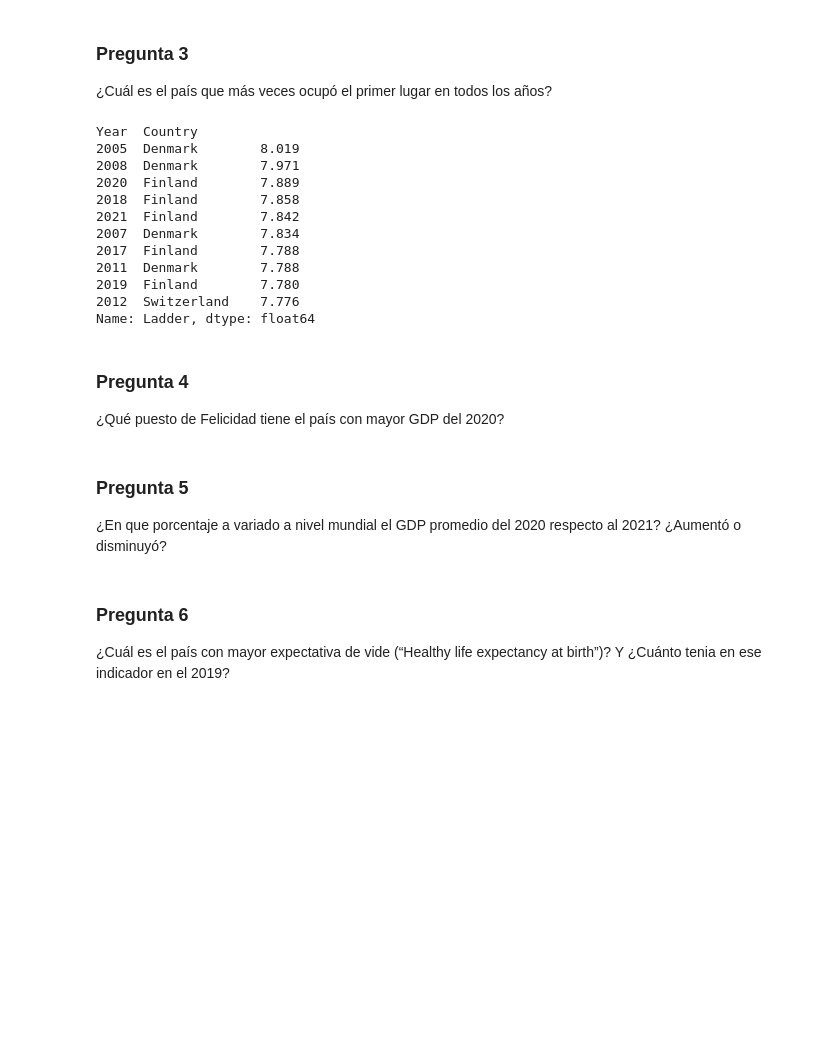
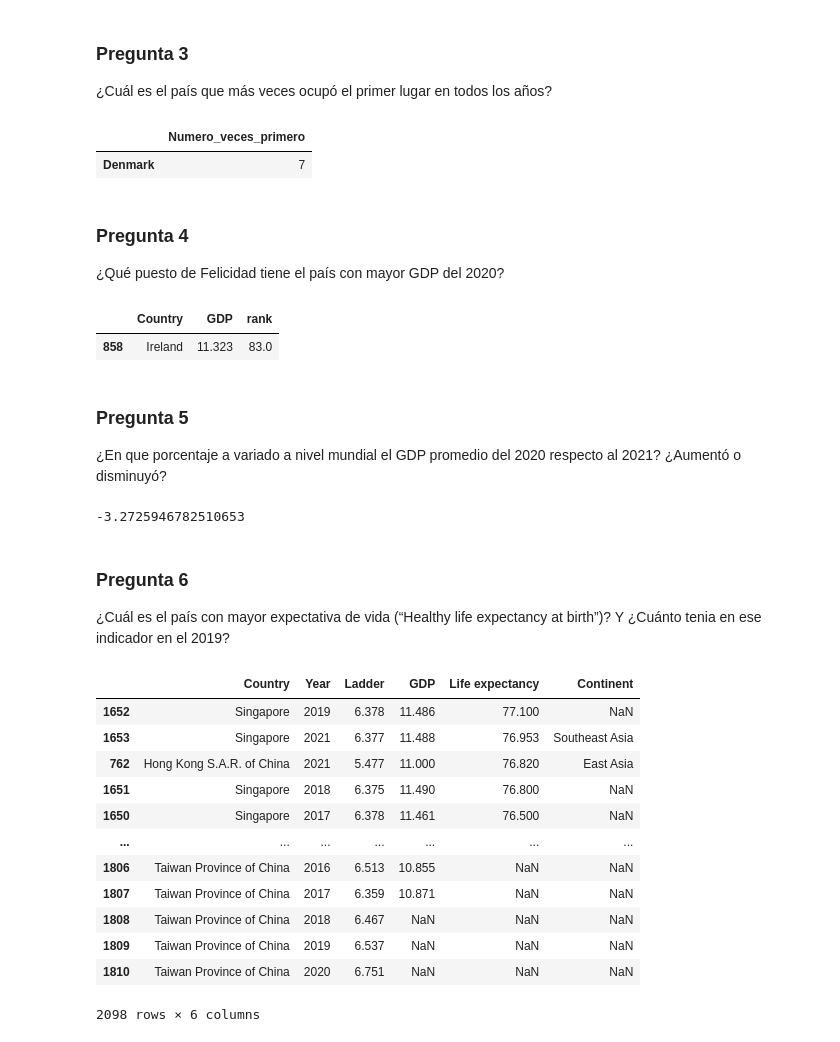
Before and after one commit to alextaboada/Keepcoding-BigData-Processing, a Jupyter notebook: practica.ipynb, the cells around one changed output. Cells and saved outputs as stored; diff of their text form; code cells hidden in the pictures; blank space fills up the shorter version.

```diff
--- a/practica.ipynb
+++ b/practica.ipynb
@@ -131,27 +131,50 @@ countries[['Continent','Country','Ladder']]
 ### Pregunta 3
 ¿Cuál es el país que más veces ocupó el primer lugar en todos los años?
 # %%
-ranking = master_dataFrame.groupby(['Year','Country'])['Ladder'].max().sort_values(ascending=False).head(10)
-ranking
+ranking = master_dataFrame.groupby(['Year'])['Ladder'].idxmax()
+df3 = master_dataFrame.loc[ranking].sort_values(by =['Year'])
+df_country = df3.groupby('Country').count().sort_values(by=['Year'],ascending=False).head(1).Year
+df_ganador = pd.DataFrame(df_country,[df_country.index[0]],['Year']).rename(columns = {'Year':'Numero_veces_primero'})
+df_ganador
 # %% [output]
-Year  Country
-2005  Denmark        8.019
-2008  Denmark        7.971
-2020  Finland        7.889
-2018  Finland        7.858
-2021  Finland        7.842
-2007  Denmark        7.834
-2017  Finland        7.788
-2011  Denmark        7.788
-2019  Finland        7.780
-2012  Switzerland    7.776
-Name: Ladder, dtype: float64
+|  | Numero_veces_primero |
+| Denmark | 7 |
 # %% [markdown]
 ### Pregunta 4
 ¿Qué puesto de Felicidad tiene el país con mayor GDP del 2020?
+# %%
+df3 = master_dataFrame.query('Year == 2020').sort_values(by =['GDP'], ascending=False)
+df3['rank'] = df3['Ladder'].rank()
+df3[['Country','GDP','rank']].head(1)
+# %% [output]
+|  | Country | GDP | rank |
+| 858 | Ireland | 11.323 | 83.0 |
 # %% [markdown]
 ### Pregunta 5
 ¿En que porcentaje a variado a nivel mundial el GDP promedio del 2020 respecto al 2021? ¿Aumentó o disminuyó?
+# %%
+prom_2020 = master_dataFrame.query('Year == 2020').GDP.mean()
+prom_2021 = master_dataFrame.query('Year == 2021').GDP.mean()
+variance = ((prom_2021 - prom_2020) / prom_2020) * 100
+variance
+# %% [output]
+-3.2725946782510653
 # %% [markdown]
 ### Pregunta 6
-¿Cuál es el país con mayor expectativa de vide (“Healthy life expectancy at birth”)? Y ¿Cuánto tenia en ese indicador en el 2019?
+¿Cuál es el país con mayor expectativa de vida (“Healthy life expectancy at birth”)? Y ¿Cuánto tenia en ese indicador en el 2019?
+# %%
+master_dataFrame.sort_values(by=['Life expectancy'],ascending=False)
+# %% [output]
+|  | Country | Year | Ladder | GDP | Life expectancy | Continent |
+| 1652 | Singapore | 2019 | 6.378 | 11.486 | 77.100 | NaN |
+| 1653 | Singapore | 2021 | 6.377 | 11.488 | 76.953 | Southeast Asia |
+| 762 | Hong Kong S.A.R. of China | 2021 | 5.477 | 11.000 | 76.820 | East Asia |
+| 1651 | Singapore | 2018 | 6.375 | 11.490 | 76.800 | NaN |
+| 1650 | Singapore | 2017 | 6.378 | 11.461 | 76.500 | NaN |
+| ... | ... | ... | ... | ... | ... | ... |
+| 1806 | Taiwan Province of China | 2016 | 6.513 | 10.855 | NaN | NaN |
+| 1807 | Taiwan Province of China | 2017 | 6.359 | 10.871 | NaN | NaN |
+| 1808 | Taiwan Province of China | 2018 | 6.467 | NaN | NaN | NaN |
+| 1809 | Taiwan Province of China | 2019 | 6.537 | NaN | NaN | NaN |
+| 1810 | Taiwan Province of China | 2020 | 6.751 | NaN | NaN | NaN |
+2098 rows × 6 columns
```
Also changed, not shown: parts of 3 cells of this notebook.
